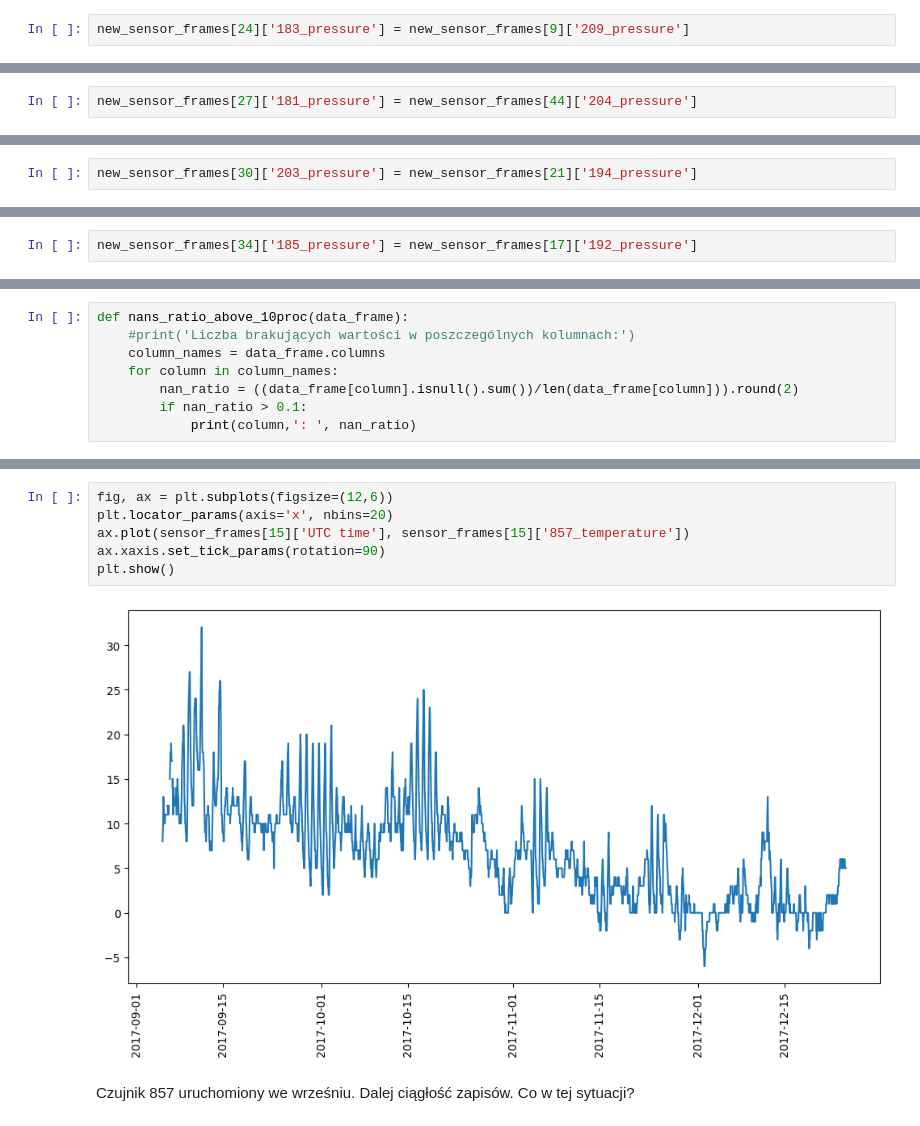
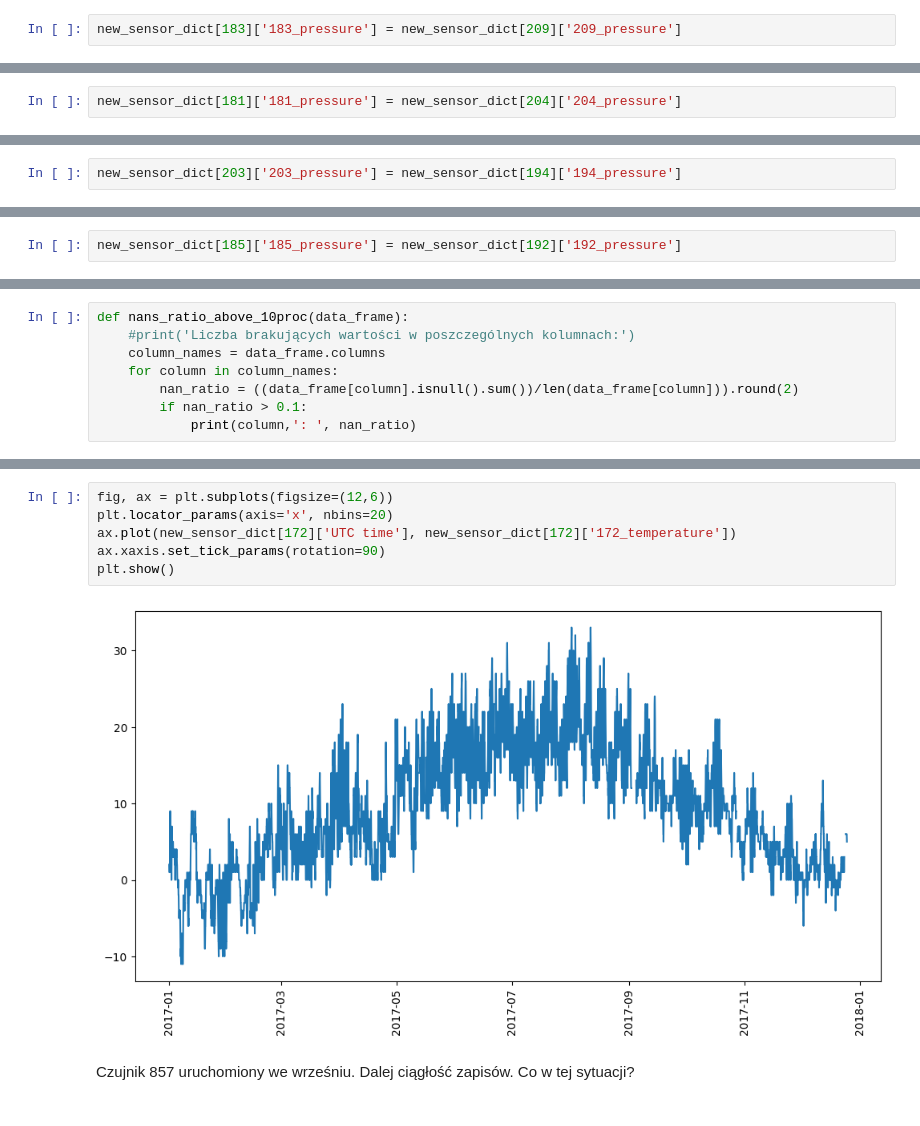
Before and after one commit to dan-ski/Air_quality, a Jupyter notebook: Air quality data preprocessing and analysis.ipynb, the cells around one changed output, grey strips where cells are left out. Drawn from its saved outputs; the diff is of its cells as text.

```diff
--- a/Air quality data preprocessing and analysis.ipynb
+++ b/Air quality data preprocessing and analysis.ipynb
@@ -601,3 +647,3 @@ new_sensor_frames[15]['147_pressure'].isna().sum()
 # %%
-new_sensor_frames[24]['183_pressure'] = new_sensor_frames[9]['209_pressure']
+new_sensor_dict[183]['183_pressure'] = new_sensor_dict[209]['209_pressure']
 # %%
@@ -615,2 +657,2 @@ display_frame(204, new_sensor_frames)
 # %%
-new_sensor_frames[27]['181_pressure'] = new_sensor_frames[44]['204_pressure']
+new_sensor_dict[181]['181_pressure'] = new_sensor_dict[204]['204_pressure']
@@ -629,3 +667,3 @@ display_frame(194, new_sensor_frames)
 # %%
-new_sensor_frames[30]['203_pressure'] = new_sensor_frames[21]['194_pressure']
+new_sensor_dict[203]['203_pressure'] = new_sensor_dict[194]['194_pressure']
 # %%
@@ -635,3 +677,3 @@ new_sensor_frames[27]['181_pressure'].isna().sum()
 # %%
-new_sensor_frames[34]['185_pressure'] = new_sensor_frames[17]['192_pressure']
+new_sensor_dict[185]['185_pressure'] = new_sensor_dict[192]['192_pressure']
 # %%
@@ -705,11 +898,11 @@ display_frame(216, new_sensor_frames)
 # %%
 fig, ax = plt.subplots(figsize=(12,6))
 plt.locator_params(axis='x', nbins=20)
-ax.plot(sensor_frames[15]['UTC time'], sensor_frames[15]['857_temperature'])
+ax.plot(new_sensor_dict[172]['UTC time'], new_sensor_dict[172]['172_temperature'])
 ax.xaxis.set_tick_params(rotation=90)
 plt.show()
 # %% [output]
-[figure, old version]
+[figure, new version]
 # %% [markdown]
 Czujnik 857 uruchomiony we wrześniu. Dalej ciągłość zapisów. Co w tej sytuacji?
 # %% [markdown]
```
Also changed, not shown: parts of 88 cells of this notebook.
